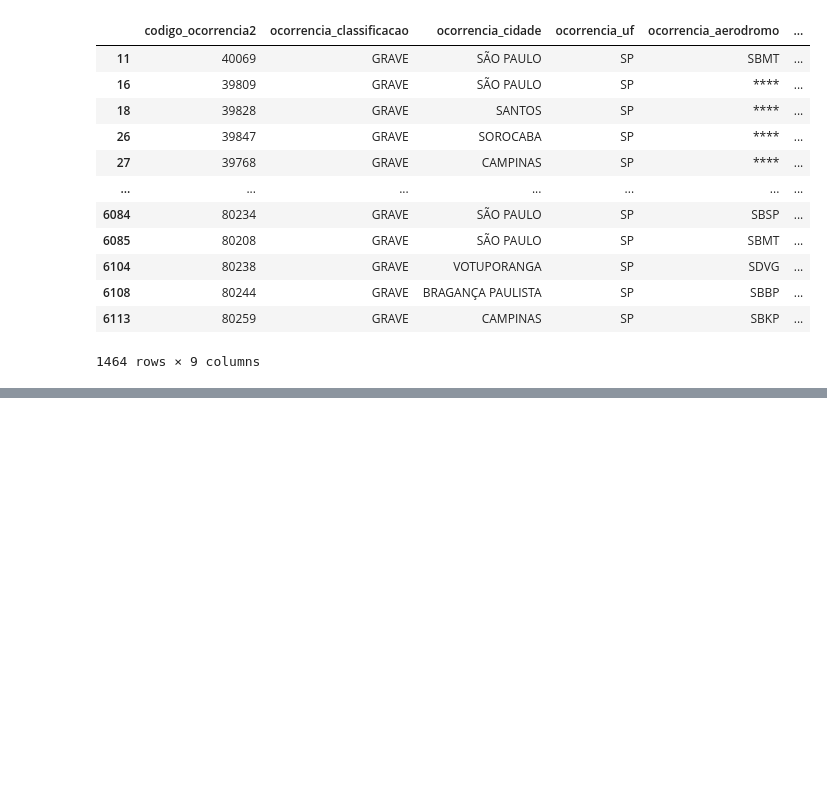
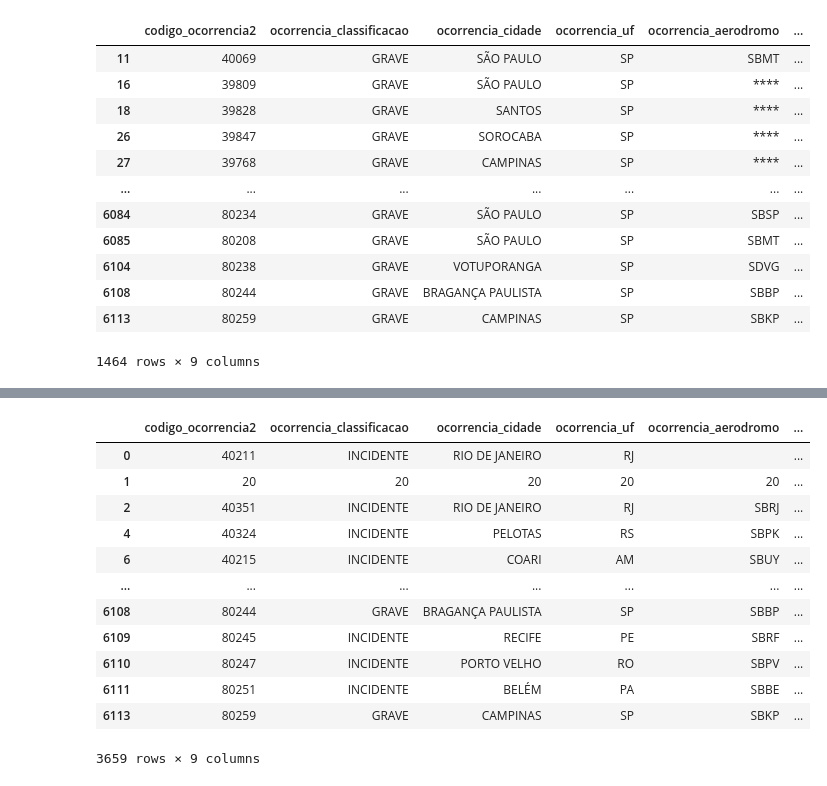
Before and after one commit to angelacpd/etl-dio, a Jupyter notebook: Cleaning.ipynb, the cells around one changed output, grey strips where cells are left out. Cells and saved outputs as stored; diff of their text form; code cells hidden in the pictures; blank space fills up the shorter version.

Commit message:
Drop columns, rows with NA.

```diff
--- a/Cleaning.ipynb
+++ b/Cleaning.ipynb
@@ -333,0 +334,4 @@ dtype: int64
+# %%
+# Create new column
+df['total_recomendacoes_bkp'] = df.total_recomendacoes
+df.head()
@@ -333,0 +345,4 @@ dtype: int64
+# %%
+# Delete column
+df.drop(['total_recomendacoes_bkp'], axis=1, inplace=True)
+df.head()
@@ -333,0 +356,17 @@ dtype: int64
+# %%
+# When drop 'NA' values, the entire row is removed
+df.dropna()
+# %% [output]
+|  | codigo_ocorrencia2 | ocorrencia_classificacao | ocorrencia_cidade | ocorrencia_uf | ocorrencia_aerodromo | ... |
+| 0 | 40211 | INCIDENTE | RIO DE JANEIRO | RJ |  | ... |
+| 1 | 20 | 20 | 20 | 20 | 20 | ... |
+| 2 | 40351 | INCIDENTE | RIO DE JANEIRO | RJ | SBRJ | ... |
+| 4 | 40324 | INCIDENTE | PELOTAS | RS | SBPK | ... |
+| 6 | 40215 | INCIDENTE | COARI | AM | SBUY | ... |
+| ... | ... | ... | ... | ... | ... | ... |
+| 6108 | 80244 | GRAVE | BRAGANÇA PAULISTA | SP | SBBP | ... |
+| 6109 | 80245 | INCIDENTE | RECIFE | PE | SBRF | ... |
+| 6110 | 80247 | INCIDENTE | PORTO VELHO | RO | SBPV | ... |
+| 6111 | 80251 | INCIDENTE | BELÉM | PA | SBBE | ... |
+| 6113 | 80259 | GRAVE | CAMPINAS | SP | SBKP | ... |
+3659 rows × 9 columns
```
Also changed, not shown: parts of 26 cells of this notebook.
